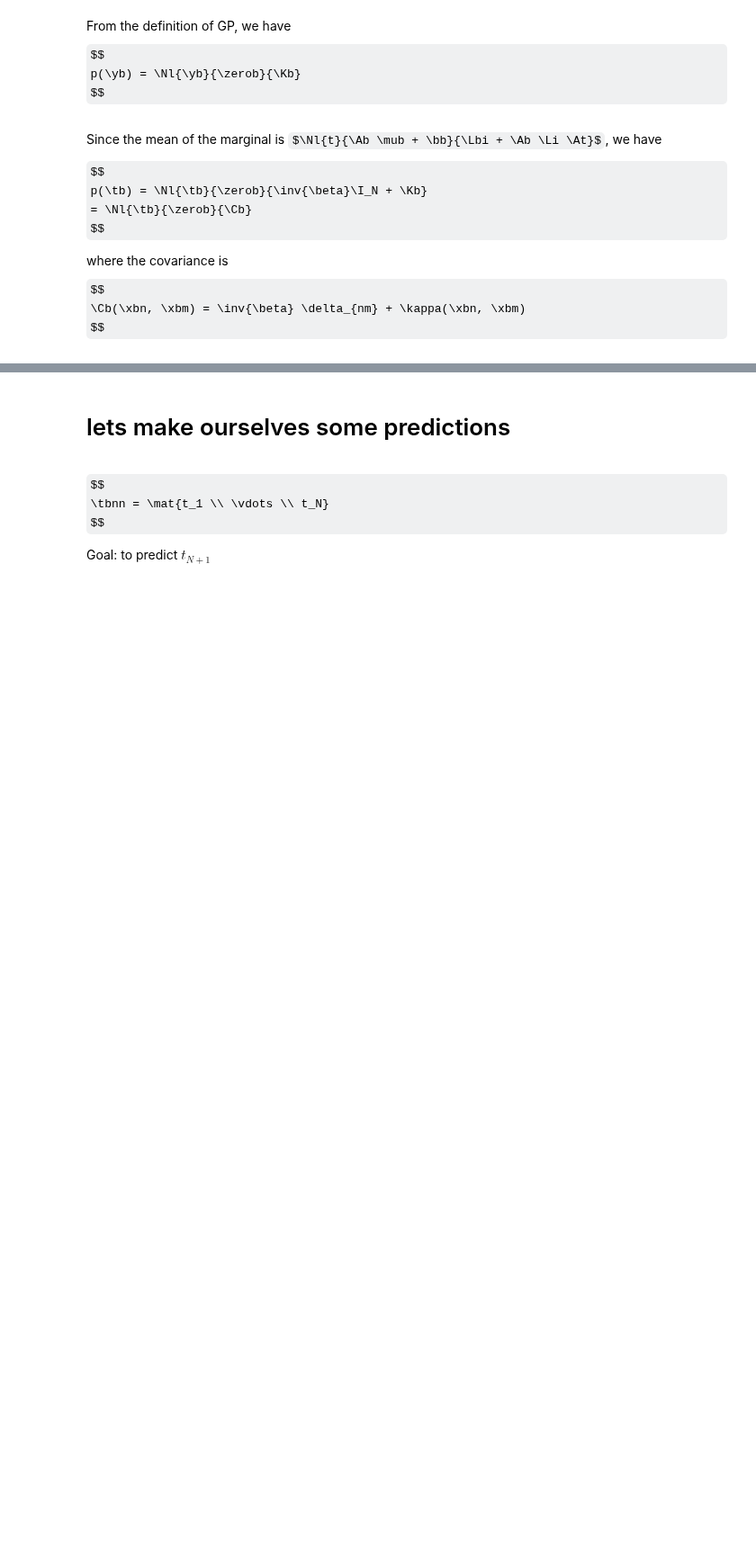
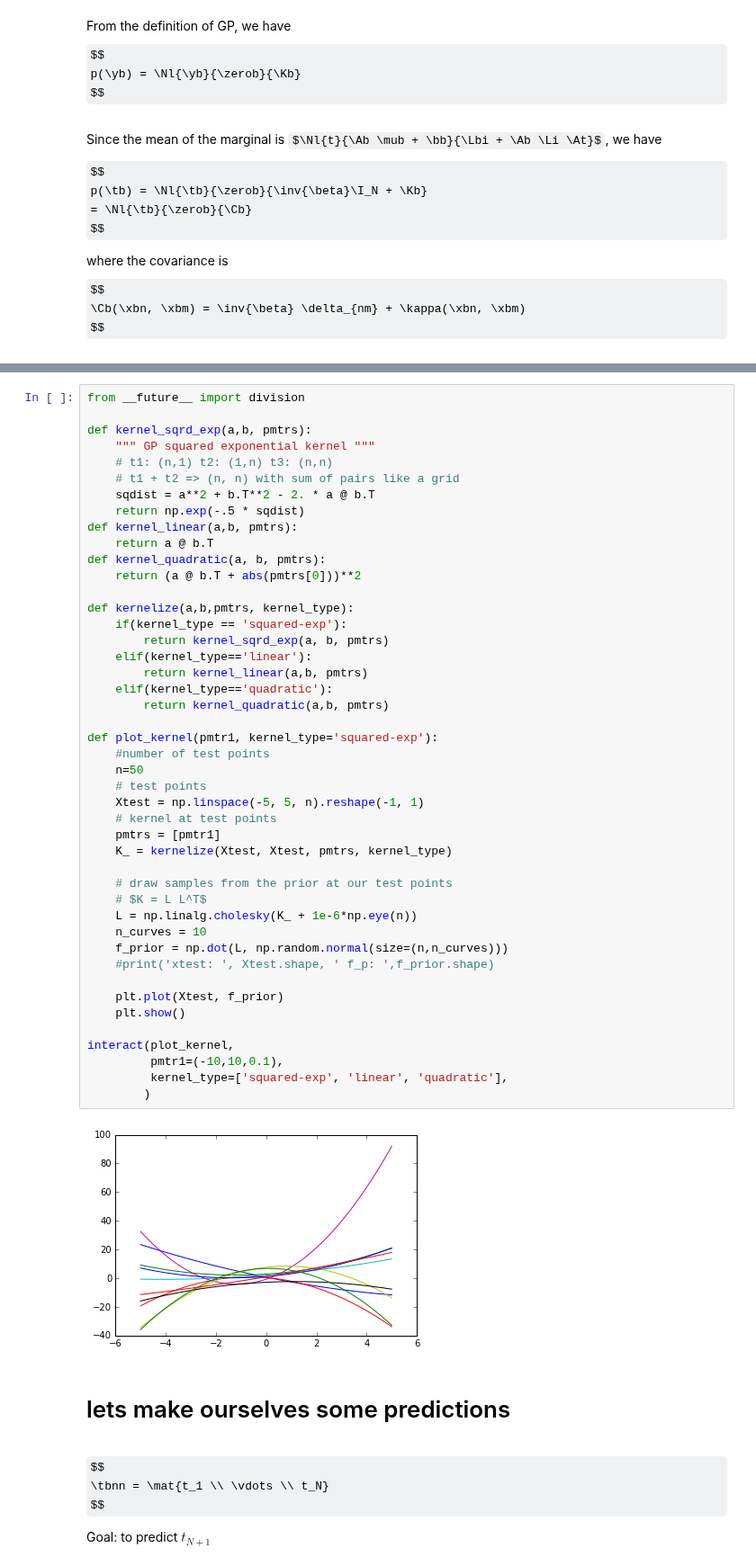
Before and after one commit to john-von-seneca/ml-and-what-not, a Jupyter notebook: void-main/kernel-methods/gp/gp-for-regression.ipynb, the cells around one changed output, grey strips where cells are left out. Shown at 90% size. Cells and saved outputs as stored; diff of their text form; some formulas as TeX source; blank space fills up the shorter version.

Commit message:
vm/kernel-methods/gp/learning-hyperparameters

```diff
--- a/void-main/kernel-methods/gp/gp-for-regression.ipynb
+++ b/void-main/kernel-methods/gp/gp-for-regression.ipynb
@@ -302,3 +319,50 @@ $$
+# %%
+from __future__ import division
+
+def kernel_sqrd_exp(a,b, pmtrs):
+    """ GP squared exponential kernel """
+    # t1: (n,1) t2: (1,n) t3: (n,n)
+    # t1 + t2 => (n, n) with sum of pairs like a grid
+    sqdist = a**2 + b.T**2 - 2. * a @ b.T
+    return np.exp(-.5 * sqdist)
+def kernel_linear(a,b, pmtrs):
+    return a @ b.T
+def kernel_quadratic(a, b, pmtrs):
+    return (a @ b.T + abs(pmtrs[0]))**2
+
+def kernelize(a,b,pmtrs, kernel_type):
+    if(kernel_type == 'squared-exp'):
+        return kernel_sqrd_exp(a, b, pmtrs)
+    elif(kernel_type=='linear'):
+        return kernel_linear(a,b, pmtrs)
+    elif(kernel_type=='quadratic'):
+        return kernel_quadratic(a,b, pmtrs)
+
+def plot_kernel(pmtr1, kernel_type='squared-exp'):
+    #number of test points
+    n=50
+    # test points
+    Xtest = np.linspace(-5, 5, n).reshape(-1, 1)
+    # kernel at test points
+    pmtrs = [pmtr1]
+    K_ = kernelize(Xtest, Xtest, pmtrs, kernel_type)
+
+    # draw samples from the prior at our test points
+    # $K = L L^T$
+    L = np.linalg.cholesky(K_ + 1e-6*np.eye(n))
+    n_curves = 10
+    f_prior = np.dot(L, np.random.normal(size=(n,n_curves)))
+    #print('xtest: ', Xtest.shape, ' f_p: ',f_prior.shape)
+
+    plt.plot(Xtest, f_prior)
+    plt.show()
+
+interact(plot_kernel,
+         pmtr1=(-10,10,0.1),
+         kernel_type=['squared-exp', 'linear', 'quadratic'],
+        )
+# %% [output]
+[figure, added]
 # %% [markdown]
 # lets make ourselves some predictions
 # %% [markdown]
```
Also changed, not shown: parts of 12 cells of this notebook, 4 other files.
